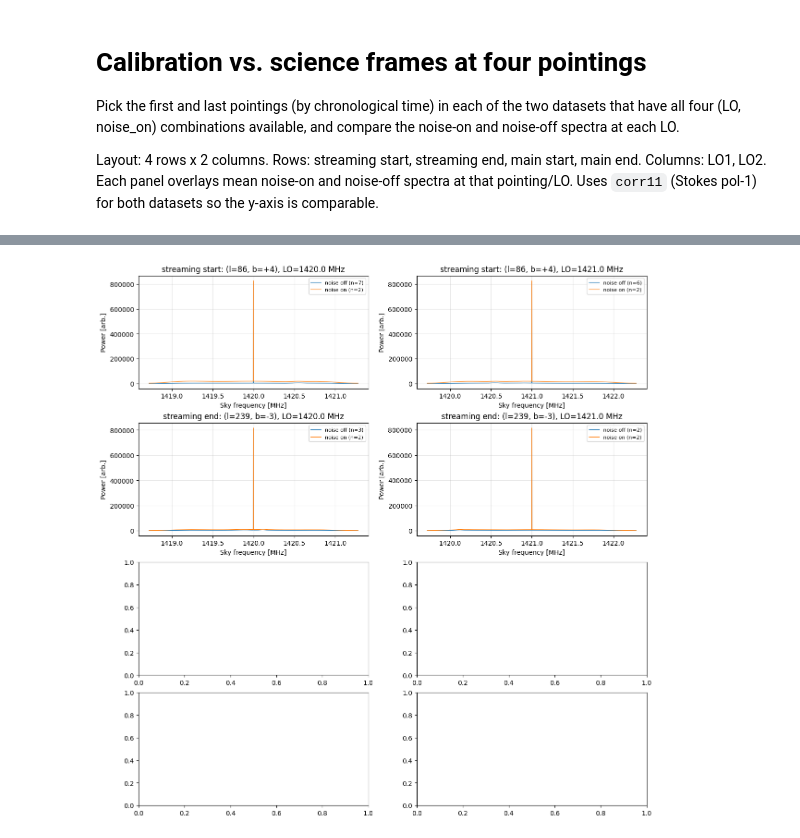
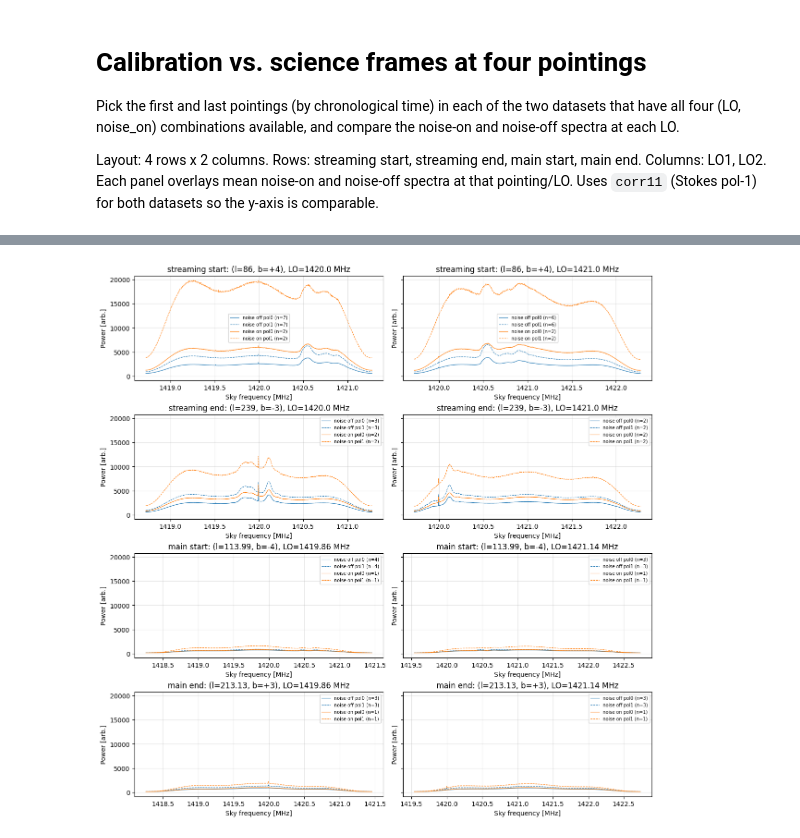
Before and after one commit to raw-asparagus/ay-121, a Jupyter notebook: labs/04/notebooks/cal_frames.ipynb, the cells around one changed output, grey strips where cells are left out. Cells and saved outputs as stored; diff of their text form; code cells hidden in the pictures.

```diff
--- a/labs/04/notebooks/cal_frames.ipynb
+++ b/labs/04/notebooks/cal_frames.ipynb
@@ -17,6 +17,7 @@ import numpy as np
 import matplotlib.pyplot as plt
 
 NFFT = 1024
+DC_BIN = NFFT // 2  # mask after fftshift
 
 DATASETS = {
     'streaming': {
@@ -34,8 +35,27 @@ DATASETS = {
 }
 
 
+def _parse_lb(name):
+    """Parse 'obs_{l}_{b}' or 'cal_{l}_{b}'.
+
+    Streaming uses integer l/b ('obs_120_0'); main encodes the decimal
+    point as 'p' ('cal_101p96_-4' means l=101.96, b=-4).
+    """
+    parts = name.split('_', 2)
+    if len(parts) != 3:
+        return None
+    l_str, b_str = parts[1].replace('p', '.'), parts[2].replace('p', '.')
+    try:
+        return float(l_str), float(b_str)
+    except ValueError:
+        return None
+
+
 def collect_dataset(cfg):
-    """Return {(l, b): {(lo_mhz, noise_on): [(time, spec), ...]}}."""
+    """Return {(l, b): {(lo_mhz, noise_on): [(time, pol0, pol1), ...]}}.
+
+    Both polarizations are loaded; DC bin is masked in each.
+    """
     cells = {}
     for session_dir in sorted(cfg['dir'].glob('session_*')):
         for cell_dir in sorted(session_dir.iterdir()):
@@ -44,18 +64,22 @@ def collect_dataset(cfg):
             name = cell_dir.name
             if not (name.startswith('obs_') or name.startswith('cal_')):
                 continue
-            try:
-                _, l_str, b_str = name.split('_', 2)
-                l, b = int(l_str), int(b_str)
-            except ValueError:
+            lb = _parse_lb(name)
+            if lb is None:
                 continue
+            l, b = lb
             for p in sorted(cell_dir.glob('*.npz')):
                 with np.load(p, allow_pickle=True) as f:
                     lo = float(f['lo_freq_mhz'])
                     on = bool(f['noise_on'])
                     t = float(f['time'])
-                    spec = np.fft.fftshift(f['corr11'].astype(float))
-                cells.setdefault((l, b), {}).setdefault((lo, on), []).append((t, spec))
+                    pol0 = np.fft.fftshift(f['corr00'].astype(float))
+                    pol1 = np.fft.fftshift(f['corr11'].astype(float))
+                pol0[DC_BIN] = np.nan
+                pol1[DC_BIN] = np.nan
+                cells.setdefault((l, b), {}).setdefault((lo, on), []).append(
+                    (t, pol0, pol1)
+                )
     return cells
 
 
@@ -66,12 +90,18 @@ def pick_first_last(cells, lo1, lo2):
     for (l, b), specs in cells.items():
         if not all(k in specs and specs[k] for k in needed):
             continue
-        t_min = min(t for k in needed for (t, _) in specs[k])
+        t_min = min(t for k in needed for (t, *_) in specs[k])
         cands.append((t_min, l, b, specs))
     if len(cands) < 2:
         return None
     cands.sort()
     return cands[0], cands[-1]
+
+
+def _fmt_lb(l, b):
+    l_s = f'{int(l)}' if float(l).is_integer() else f'{l:.2f}'
+    b_s = f'{int(b):+d}' if float(b).is_integer() else f'{b:+.2f}'
+    return l_s, b_s
 
 
 selected = []
@@ -86,32 +116,39 @@ for name, cfg in DATASETS.items():
     first, last = pair
     for tag, (t_min, l, b, specs) in [('start', first), ('end', last)]:
         selected.append((name, tag, l, b, specs))
-        print(f'  {tag}: (l={l}, b={b:+d}), first dump t={t_min:.0f}')
+        l_s, b_s = _fmt_lb(l, b)
+        print(f'  {tag}: (l={l_s}, b={b_s}), first dump t={t_min:.0f}')
 
 f_bb_cache = {
     name: np.fft.fftshift(np.fft.fftfreq(NFFT, 1.0 / cfg['sample_rate_hz'])) / 1e6
     for name, cfg in DATASETS.items()
 }
 
-fig, axes = plt.subplots(4, 2, figsize=(12, 12), constrained_layout=True)
+# Style: noise-off = C0, noise-on = C1; pol0 = solid, pol1 = dashed.
+fig, axes = plt.subplots(4, 2, figsize=(12, 12), constrained_layout=True,
+                         sharey=True)
 for row, (name, tag, l, b, specs) in enumerate(selected):
     cfg = DATASETS[name]
     f_bb = f_bb_cache[name]
+    l_s, b_s = _fmt_lb(l, b)
     for col, lo in enumerate([cfg['lo1'], cfg['lo2']]):
         ax = axes[row, col]
-        on_list = [s for (_, s) in specs[(lo, True)]]
-        off_list = [s for (_, s) in specs[(lo, False)]]
-        on_mean = np.nanmean(on_list, axis=0)
-        off_mean = np.nanmean(off_list, axis=0)
         f_sky = lo + f_bb
-        ax.plot(f_sky, off_mean, label=f'noise off (n={len(off_list)})',
-                color='C0', lw=0.8)
-        ax.plot(f_sky, on_mean, label=f'noise on (n={len(on_list)})',
-                color='C1', lw=0.8)
+        for noise_on, color, group_label in [
+            (False, 'C0', 'noise off'),
+            (True, 'C1', 'noise on'),
+        ]:
+            entries = specs[(lo, noise_on)]
+            pol0_mean = np.nanmean([e[1] for e in entries], axis=0)
+            pol1_mean = np.nanmean([e[2] for e in entries], axis=0)
+            ax.plot(f_sky, pol0_mean, color=color, lw=0.8, ls='-',
+                    label=f'{group_label} pol0 (n={len(entries)})')
+            ax.plot(f_sky, pol1_mean, color=color, lw=0.8, ls='--',
+                    label=f'{group_label} pol1 (n={len(entries)})')
         ax.set_xlabel('Sky frequency [MHz]')
         ax.set_ylabel('Power [arb.]')
-        ax.set_title(f'{name} {tag}: (l={l}, b={b:+d}), LO={lo} MHz')
-        ax.legend(fontsize=8, loc='best')
+        ax.set_title(f'{name} {tag}: (l={l_s}, b={b_s}), LO={lo} MHz')
+        ax.legend(fontsize=7, loc='best')
         ax.grid(alpha=0.3)
 
 plt.show()
@@ -126 +164 @@ Scanning main...
-[figure, old version]
+[figure, new version]
```
Also changed, not shown: parts of 1 cell of this notebook, 13 other files.
